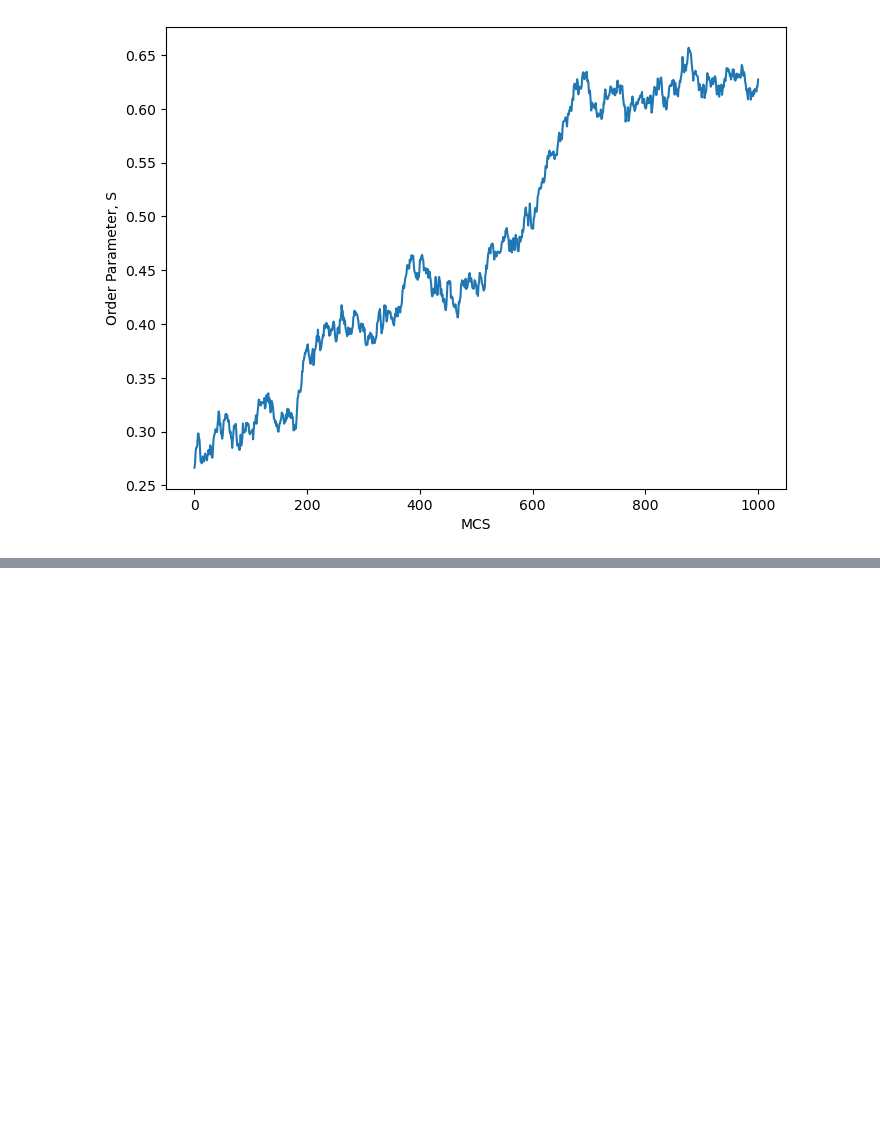
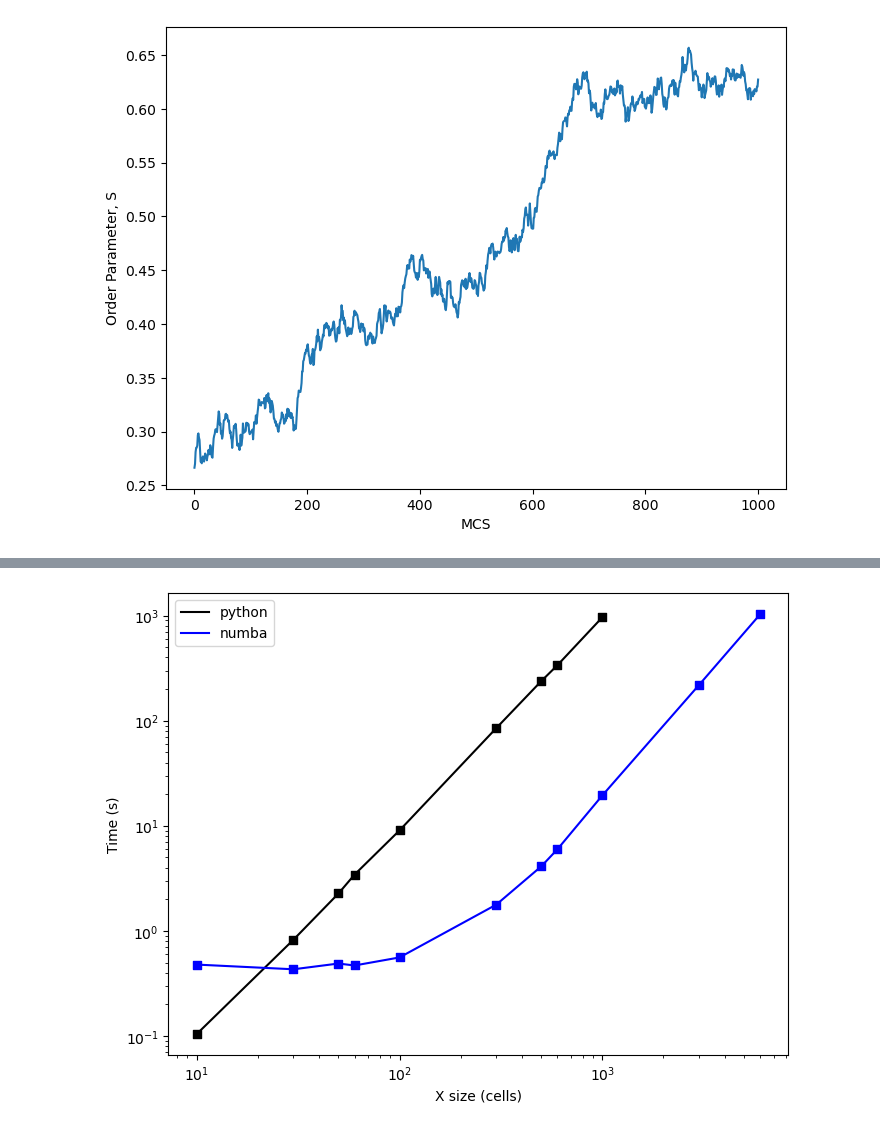
Before and after one commit to yujuan11/seproject1, a Jupyter notebook: plotfigures.ipynb, the cells around one changed output, grey strips where cells are left out. Cells and saved outputs as stored; diff of their text form; code cells hidden in the pictures; blank space fills up the shorter version.

```diff
--- a/plotfigures.ipynb
+++ b/plotfigures.ipynb
@@ -53,0 +101,20 @@ plt.show()
+# %%
+numba_ver=[0.478636,0.431728,0.489747,0.469262,0.559644, 1.780302,4.120274,5.980160,19.497753,219.748886,1032.182340]
+x_numba=[10,30,50,60,100,300,500,600,1000,3000,6000]
+# %%
+plt.figure(figsize=(8, 6))
+
+plt.plot(x_python,python,color='black',label='python')
+plt.scatter(x_python, python, color='black', marker='s')
+#
+plt.plot(x_numba,numba_ver,color='blue',label='numba')
+plt.scatter(x_numba, numba_ver, color='blue', marker='s')
+#plt.yticks(custom_ticks, [str(tick) for tick in custom_ticks])
+plt.xlabel('X size (cells)')
+plt.ylabel('Time (s)')
+plt.yscale('log')
+plt.xscale('log')
+plt.legend()
+plt.show()
+# %% [output]
+[figure, added]
```
Also changed, not shown: parts of 9 cells of this notebook, 3 other files.
